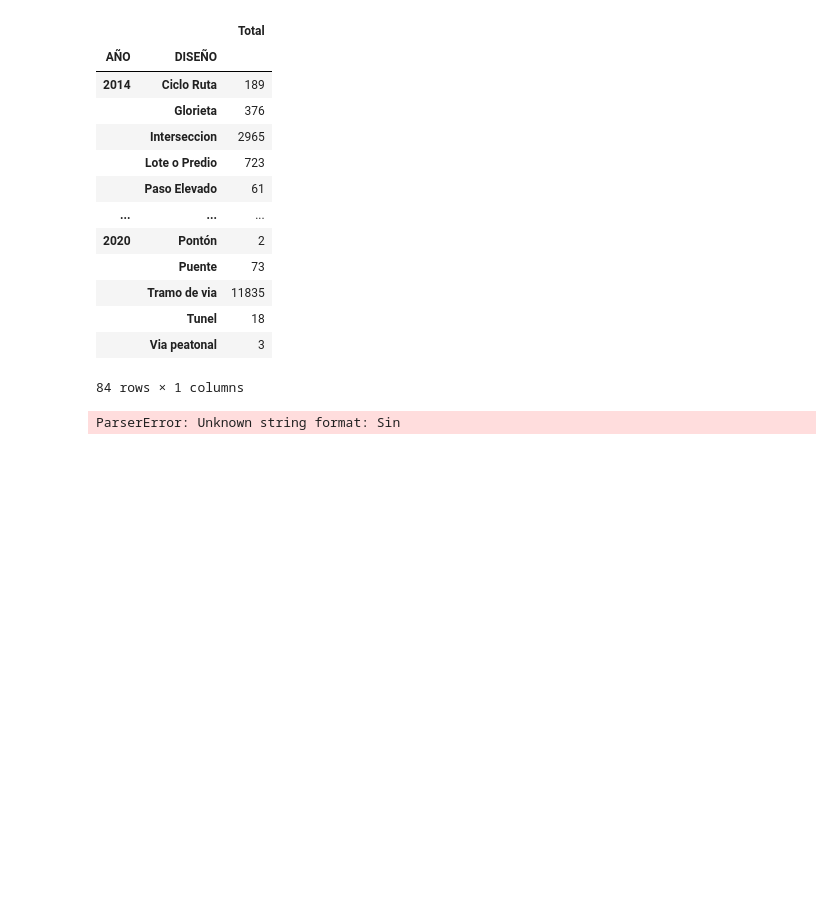
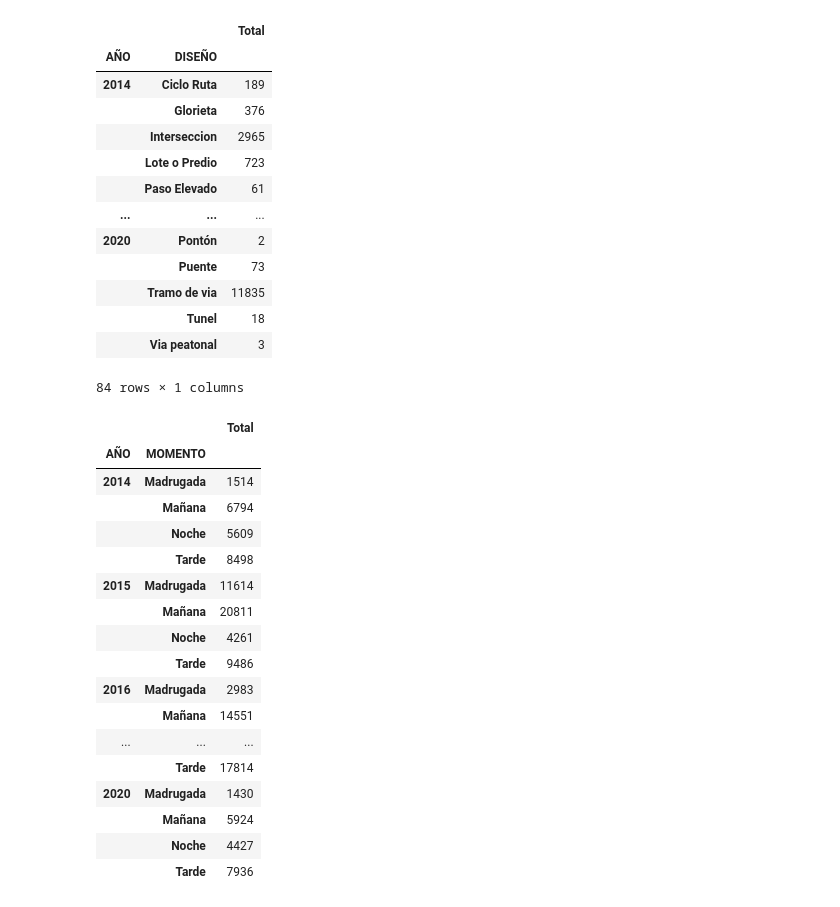
Before and after one commit to Universidad-Nacional-TAE/Primer-trabajo-TAE, a Jupyter notebook: PrimertrabajoTae.ipynb, the cells around one changed output. Saved outputs shown, nothing was run; the diff lists cells and outputs as text; code cells hidden in the pictures; blank space fills up the shorter version.

```diff
--- a/PrimertrabajoTae.ipynb
+++ b/PrimertrabajoTae.ipynb
@@ -314,3 +312,5 @@ df_ByDis
 |  | Tunel | 18 |
 |  | Via peatonal | 3 |
 84 rows × 1 columns
+# %%
+df['HORA'] = df['HORA'].apply(lambda x: None if x == 'Sin' or x == '' else x)
@@ -317,4 +338,25 @@ df_ByDis
 # %%
-df['HORA'] = pd.to_datetime(df['HORA'])
+df['MOMENTO'] = df['HORA'].apply(momentodia)
-# %% [output]
-ParserError: Unknown string format: Sin
+# %%
+df_Momentodia = df.groupby(['AÑO','MOMENTO'])[['MOMENTO']].count()
+df_Momentodia.rename({df_Momentodia.columns[0]:'Total'}, axis = 1, inplace = True)
+df_Momentodia
+# %% [output]
+|  |  | Total |
+| AÑO | MOMENTO |  |
+| 2014 | Madrugada | 1514 |
+|  | Mañana | 6794 |
+|  | Noche | 5609 |
+|  | Tarde | 8498 |
+| 2015 | Madrugada | 11614 |
+|  | Mañana | 20811 |
+|  | Noche | 4261 |
+|  | Tarde | 9486 |
+| 2016 | Madrugada | 2983 |
+|  | Mañana | 14551 |
+| ... | ... | ... |
+|  | Tarde | 17814 |
+| 2020 | Madrugada | 1430 |
+|  | Mañana | 5924 |
+|  | Noche | 4427 |
+|  | Tarde | 7936 |
```
Also changed, not shown: parts of 16 cells of this notebook.
